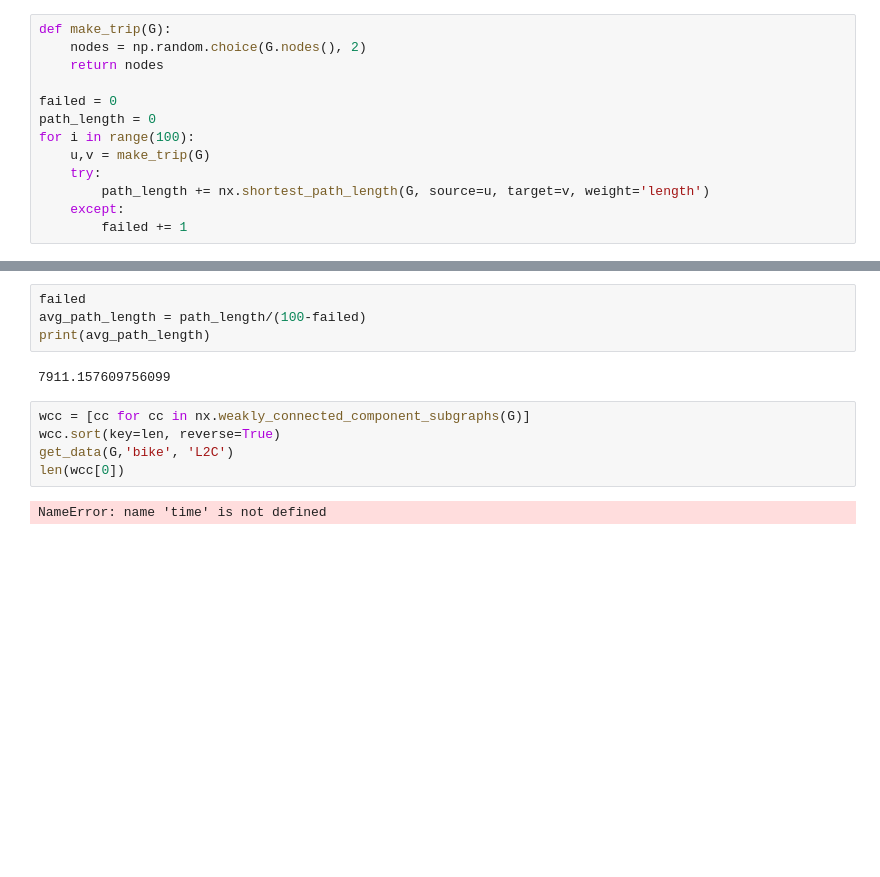
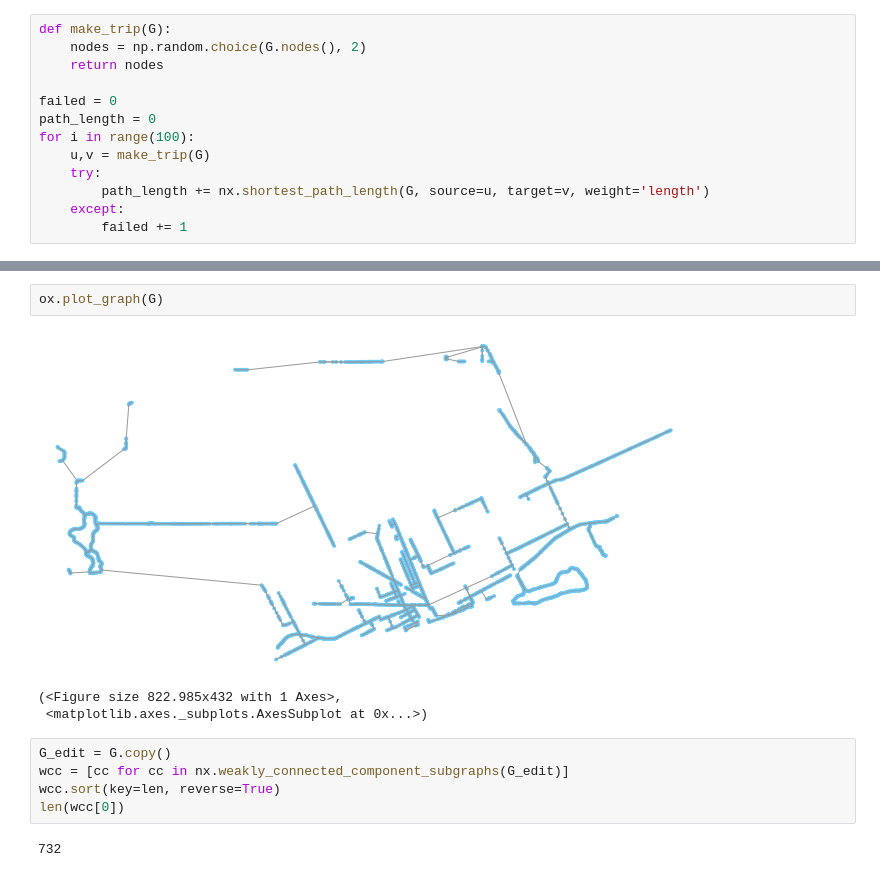
Before and after one commit to jzerez/BikeNetworks, a Jupyter notebook: code/Nate_Playground.ipynb, the cells around one changed output, grey strips where cells are left out. Cells and saved outputs as stored; diff of their text form; blank space fills up the shorter version.

```diff
--- a/code/Nate_Playground.ipynb
+++ b/code/Nate_Playground.ipynb
@@ -144,16 +162,16 @@ def get_data(G_bike, name, algorithm):
-# %%
-failed
-avg_path_length = path_length/(100-failed)
-print(avg_path_length)
-# %% [output]
-7911.157609756099
+# %%
+ox.plot_graph(G)
+# %% [output]
+[figure, added]
+(<Figure size 822.985x432 with 1 Axes>,
+ <matplotlib.axes._subplots.AxesSubplot at 0x...>)
 # %%
-wcc = [cc for cc in nx.weakly_connected_component_subgraphs(G)]
+G_edit = G.copy()
+wcc = [cc for cc in nx.weakly_connected_component_subgraphs(G_edit)]
 wcc.sort(key=len, reverse=True)
-get_data(G,'bike', 'L2C')
 len(wcc[0])
 # %% [output]
-NameError: name 'time' is not defined
+732
 # %%
 def euclidean_dist_vec(y1, x1, y2, x2):
     '''
```
Also changed, not shown: parts of 20 cells of this notebook.
